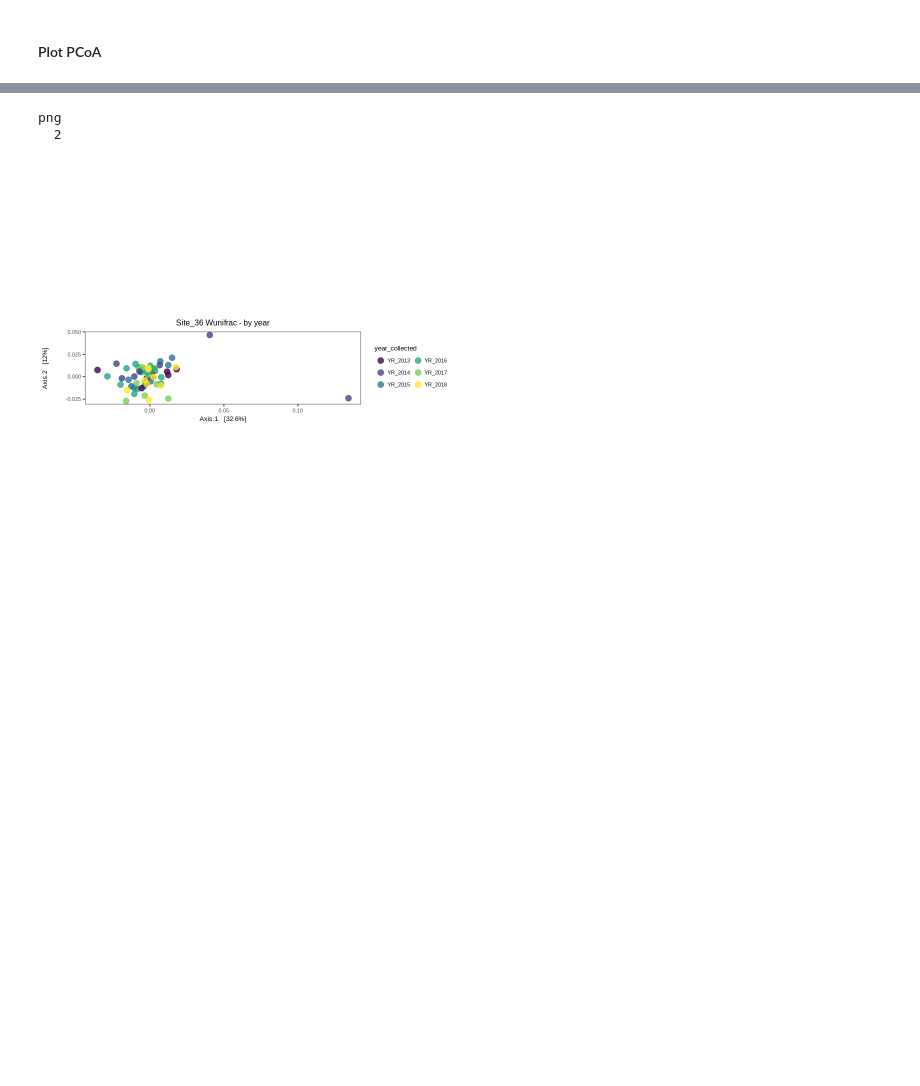
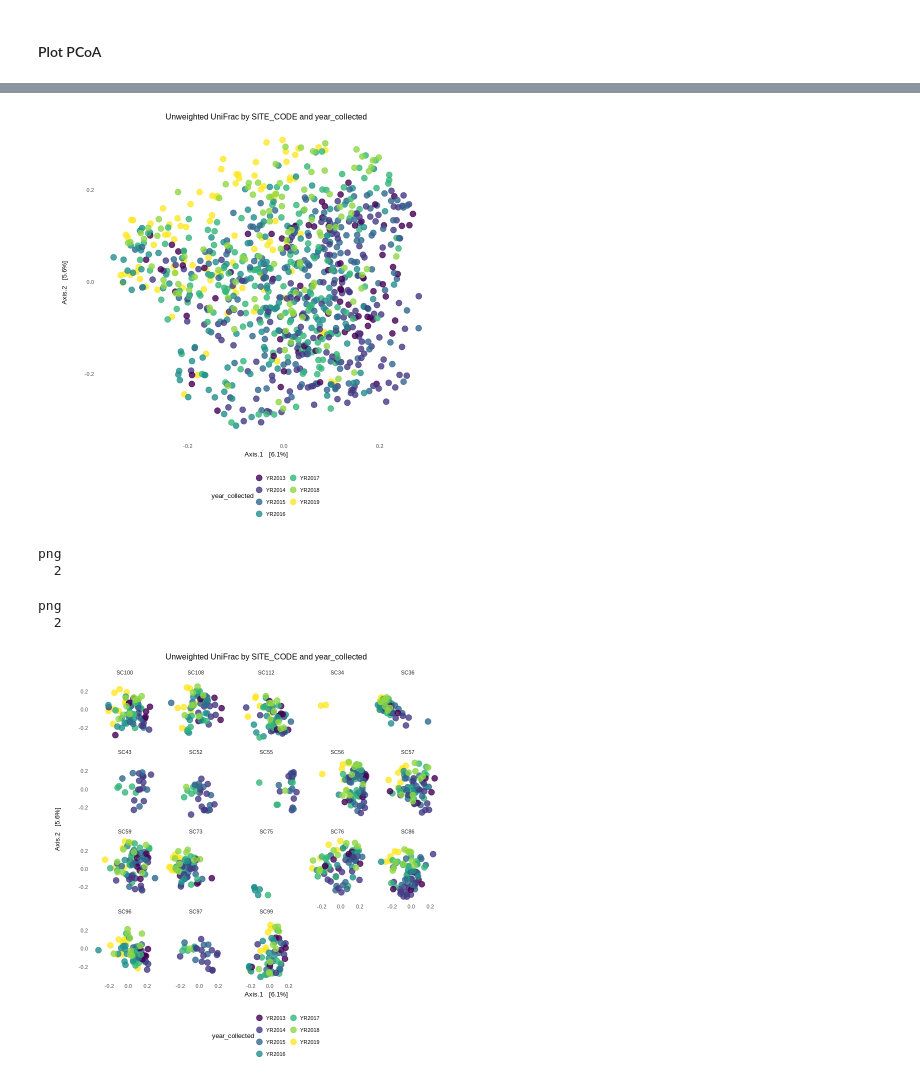
Before and after one commit to hollylutz/CAWS, a Jupyter notebook: CAWS_betadiversity.ipynb, the cells around one changed output, grey strips where cells are left out. Drawn from its saved outputs; the diff is of its cells as text; code cells hidden in the pictures; blank space fills up the shorter version.

```diff
--- a/CAWS_betadiversity.ipynb
+++ b/CAWS_betadiversity.ipynb
@@ -14,4 +15,4 @@ library(dunn.test)
 #### Read in Sho original phyloseq object
 # %%
 #Non-transformed OTU counts
-ps.nt = readRDS("/home/holutz/Temp/ShoKodera/phyloseq.rds")
+ps.nt = readRDS("/home/holutz/projects/CAWS/phyloseq.rds")
@@ -269,37 +252,46 @@ Warning message in UniFrac(physeq, weighted = TRUE, ...):
 # %%
 library(viridis)
 
-p = plot_ordination(Site36, Site36.dist.log, color = "year_coll.factor") + #, shape = "SampleType", label="X.SampleID") +
-    ggtitle("Site_36 Wunifrac - by year") +
+p = plot_ordination(ps.t, unif.dist.log, color = "year_coll.factor") + #, shape = "SampleType", label="X.SampleID") +
+    ggtitle("Unweighted UniFrac by SITE_CODE and year_collected") +
     geom_point(size=3, alpha=0.8) +
     scale_colour_viridis(option="viridis", discrete=TRUE, direction=1) +
-    #stat_ellipse(level=0.95, geom="polygon",alpha = .2, aes(fill = year_coll.factor), linetype=0) +
-    #scale_fill_viridis(option="viridis", discrete=TRUE, direction=1)+
-    coord_fixed(sqrt(Site36.dist.evals[2] / Site36.dist.evals[1]))
+    #stat_ellipse(level=0.95, geom="polygon",alpha = .2, aes(fill = year_collected), linetype=0) +
+    #scale_fill_viridis(option="viridis", discrete=FALSE, direction=1)+
+    coord_fixed(sqrt(unif.dist.evals[2] / unif.dist.evals[1]))
 
 p = p + guides(colour = guide_legend(title = "year_collected", ncol = 2, keywidth = 1, keyheight = 1))
 
-p = p + theme_bw() +
+p = p + theme_minimal() +
         theme(panel.grid.major = element_blank(),
               axis.title.y=element_text(margin=margin(0,20,0,0)),
               text=element_text(size=8, color="black",family="Arial"),
               panel.grid.minor = element_blank(),
               #axis.ticks = element_blank(),
               legend.key.size = unit(.1, "in"),
               legend.spacing.x = unit(.01,"in"),
-              legend.position = "right",
+              legend.position = "bottom",
               plot.title = element_text(hjust = 0.5))
 
 p$layers <- p$layers[-1]
 
-#p = p + facet_wrap(~year_collected)
-
 p
 
-png('/home/holutz/Temp/ShoKodera/wunifrac/PerSitePCoA/Site_36.wuf.pcoa.png', width=8, height=8, units='in', res=500)
+p2 = p + facet_wrap(~SITE_CODE.factor)
+
+p2
+
+png('/home/holutz/projects/CAWS/unifrac/unif_by_year_v2.png', width=8, height=8, units='in', res=500)
 plot(p)
 dev.off()
+
+png('/home/holutz/projects/CAWS/unifrac/unif_by_sitecode.facet_v2.png', width=8, height=8, units='in', res=500)
+plot(p2)
+dev.off()
 # %% [output]
+[figure, new version]
 png
   2
-[figure, old version]
+png
+  2
+[figure, added]
```
Also changed, not shown: parts of 26 cells of this notebook.
